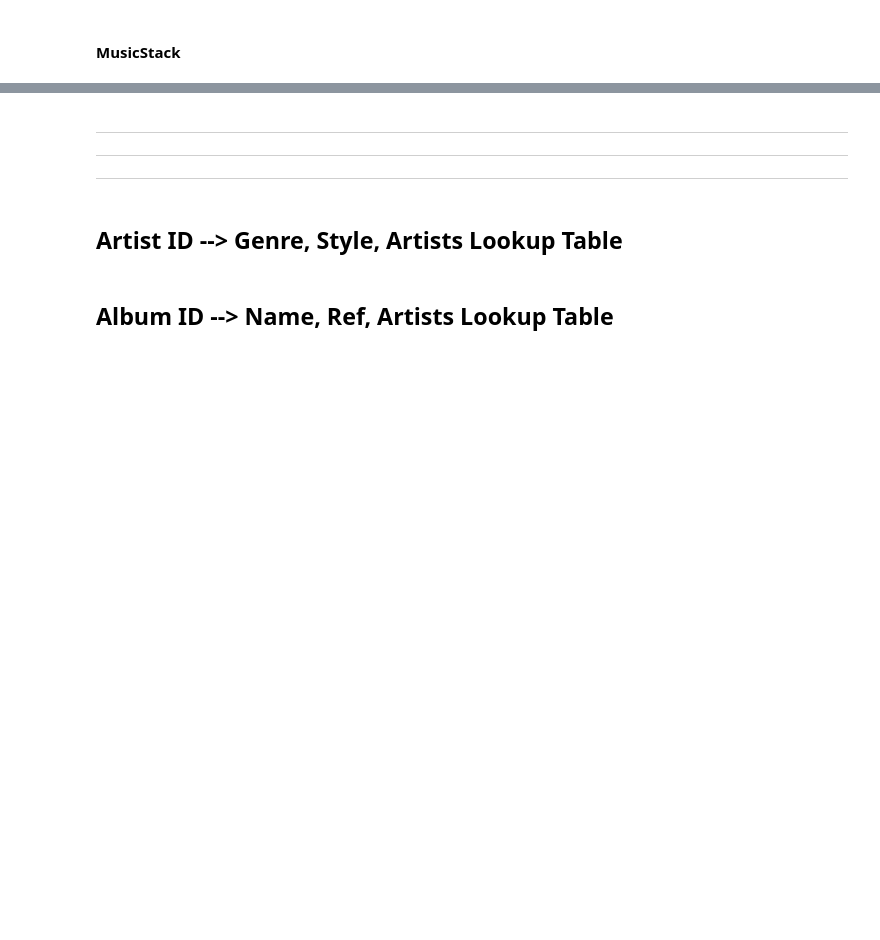
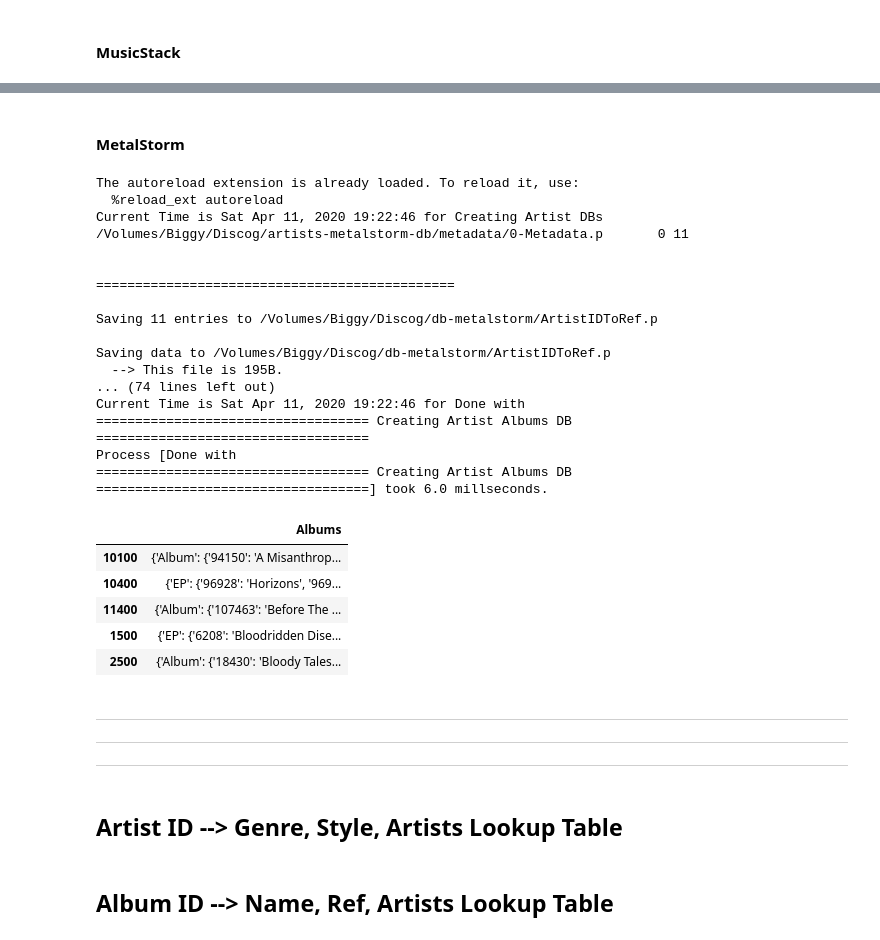
Before and after one commit to tgadf/discogs, a Jupyter notebook: Master DB.ipynb, the cells around one changed output, grey strips where cells are left out. Cells and saved outputs as stored; diff of their text form; code cells hidden in the pictures; blank space fills up the shorter version.

```diff
--- a/Master DB.ipynb
+++ b/Master DB.ipynb
@@ -150,7 +155,11 @@ dutilsCL = cdandlpUtils()
 
 discMS   = discogs('musicstack')
 artsMS   = artistsMS(discMS)
-dutilsMS = ()
+dutilsMS = musicstackUtils()
+
+discMT   = discogs('metalstorm')
+artsMT   = artistsMT(discMT)
+dutilsMT = metalstormUtils()
 
 _, _ = clock("Last Run")
 # %% [output]
@@ -620,3 +617,61 @@ Process [Done with
+# %% [markdown]
+#### MetalStorm
+# %%
+%load_ext autoreload
+%autoreload
+
+####################################################################################################
+## Create Artist ID Lookup
+####################################################################################################
+from lookup import createArtistIDMap
+createArtistIDMap(discMT)
+
+
+####################################################################################################
+## Create Artist ID Pandas DataFrame
+####################################################################################################
+from masterdb import getSlimArtistDB
+discSlimArtistMTDB = getSlimArtistDB(discMT, force=True)
+discSlimArtistMTDB.head()
+
+
+####################################################################################################
+## Create Artist ID to Album ID Lookup
+####################################################################################################
+from lookup import createArtistAlbumIDMap
+createArtistAlbumIDMap(discMT)
+
+
+####################################################################################################
+## Create Artist ID Pandas DataFrame
+####################################################################################################
+from masterdb import getArtistAlbumsDB
+discArtistMTAlbumsDB = getArtistAlbumsDB(discMT, force=True)
+discArtistMTAlbumsDB.head()
+# %% [output]
+The autoreload extension is already loaded. To reload it, use:
+  %reload_ext autoreload
+Current Time is Sat Apr 11, 2020 19:22:46 for Creating Artist DBs
+/Volumes/Biggy/Discog/artists-metalstorm-db/metadata/0-Metadata.p       0 11
+
+
+==============================================
+
+Saving 11 entries to /Volumes/Biggy/Discog/db-metalstorm/ArtistIDToRef.p
+
+Saving data to /Volumes/Biggy/Discog/db-metalstorm/ArtistIDToRef.p
+  --> This file is 195B.
+... (74 lines left out)
+Current Time is Sat Apr 11, 2020 19:22:46 for Done with
+=================================== Creating Artist Albums DB ===================================
+Process [Done with
+=================================== Creating Artist Albums DB ===================================] took 6.0 millseconds.
+|  | Albums |
+| 10100 | {'Album': {'94150': 'A Misanthrop... |
+| 10400 | {'EP': {'96928': 'Horizons', '969... |
+| 11400 | {'Album': {'107463': 'Before The ... |
+| 1500 | {'EP': {'6208': 'Bloodridden Dise... |
+| 2500 | {'Album': {'18430': 'Bloody Tales... |
 # %% [markdown]
 ***
 ***
```
Also changed, not shown: parts of 10 cells of this notebook, 8 other files.
